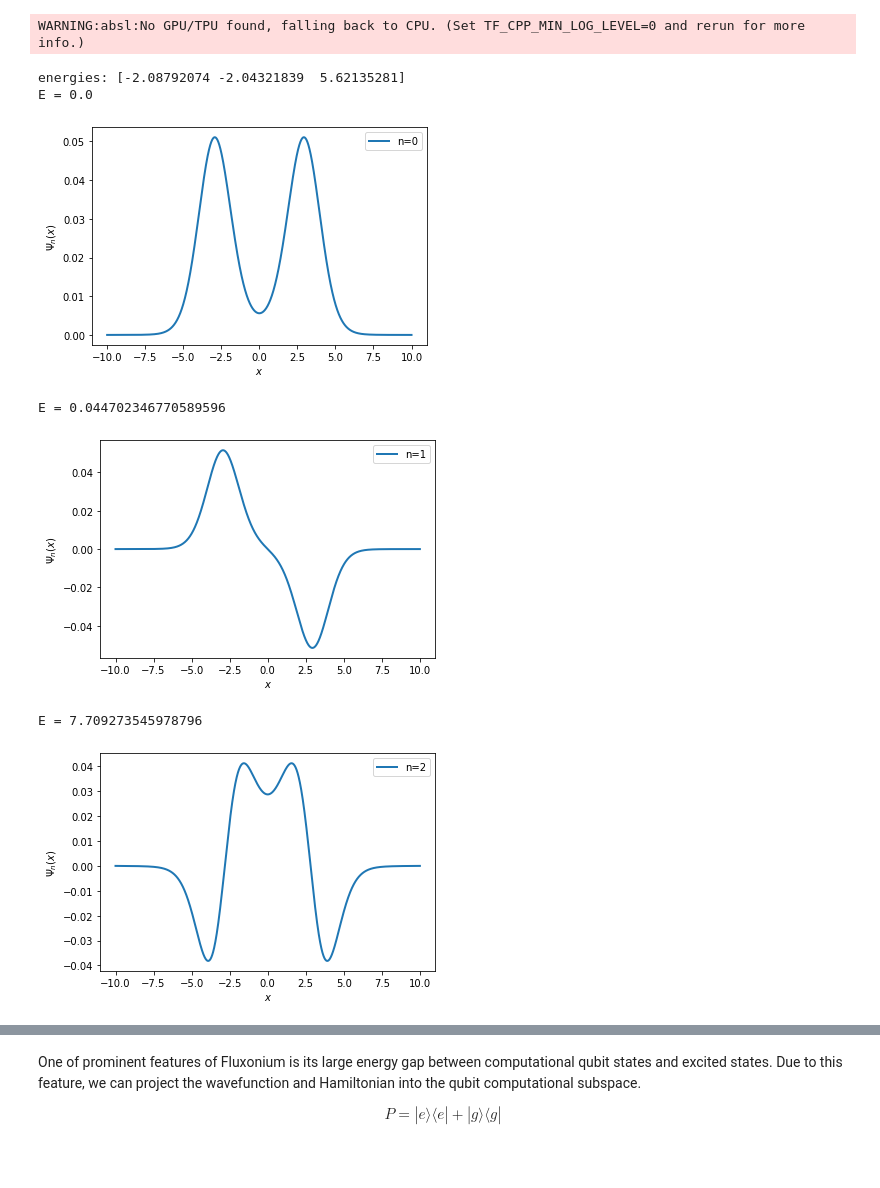
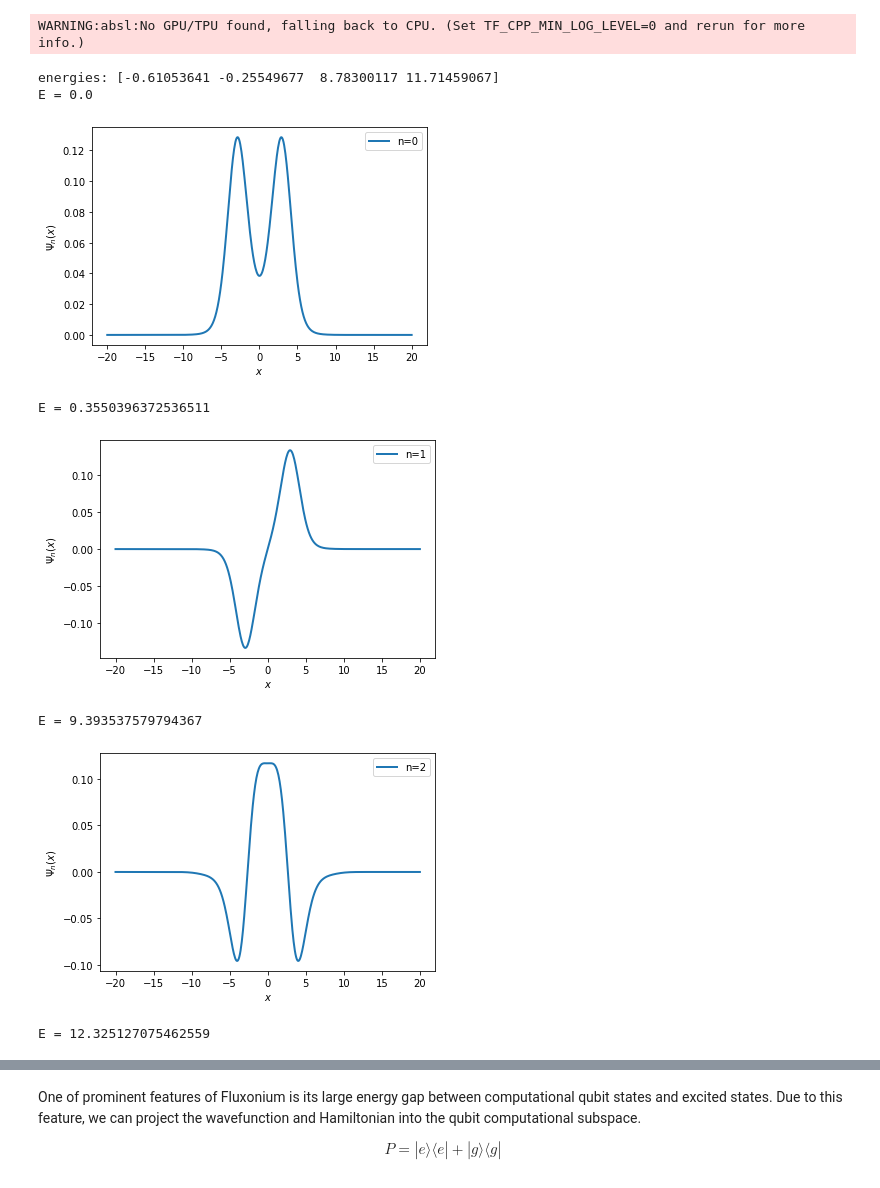
Before and after one commit to jeffreyyao128/qoptimize, a Jupyter notebook: Fluxonium.ipynb, the cells around one changed output, grey strips where cells are left out. Cells and saved outputs as stored; diff of their text form; code cells hidden in the pictures.

```diff
--- a/Fluxonium.ipynb
+++ b/Fluxonium.ipynb
@@ -27,11 +27,12 @@ from scipy.linalg import eigh
 #we set mu = hbar = 1
 
 #mesh of the finite difference
-xmin = -10; xmax = 10; Nmesh = 2000
+xmin = -20; xmax = 20; Nmesh = 500
 xmesh = jnp.linspace(xmin, xmax, Nmesh)
 
 p0 = 0.5
 Ej , Ec , El= 8.97, 2.47, 0.520
+# Ec,El,Ej = 0.479, 0.132, 3.395
 
 h = xmesh[1] - xmesh[0]
 
@@ -39,32 +40,33 @@ h = xmesh[1] - xmesh[0]
 def buildH(p,Ec,El,Ej):
     Vx = jnp.array([0.5*El*x**2-Ej*jnp.cos(x-2*jnp.pi*p) for x in xmesh])
     H = jnp.diag(Vx)
-    return H + jnp.eye(Nmesh)*(Ec*4./(h*h))- 2*(jnp.eye(Nmesh,k=1)+jnp.eye(Nmesh,k=-1))*Ec/(h*h)
+    return H + 2*jnp.eye(Nmesh)*(Ec*4/(h*h))- 4*(jnp.eye(Nmesh,k=1)+jnp.eye(Nmesh,k=-1))*Ec/(h*h)
 # %%
 H = buildH(p0,Ec,El,Ej)
 w, v = eigh(H)
 
-nlowest = 3
+nlowest = 4
 print ('energies:', w[0:nlowest])
 
 E0 = w[0]
 
 import matplotlib.pyplot as plt
 #plt.plot(xmesh, [Vpot(x) for x in xmesh], 'k-', lw=2)
 
 for n in range(nlowest):
     print(f"E = {w[n]-w[0]}")
     plt.figure(n)
     plt.plot(xmesh, v[:,n],'-', label='n=%g'%(n), lw=2)
     plt.xlabel('$x$')
     plt.ylabel('$\Psi_{n}(x)$')
     plt.legend()
     plt.show()
 # %% [output]
-energies: [-2.08792074 -2.04321839  5.62135281]
+energies: [-0.61053641 -0.25549677  8.78300117 11.71459067]
 E = 0.0
-[figure, old version]
+[figure, new version]
-E = 0.044702346770589596
+E = 0.3550396372536511
-[figure, old version]
+[figure, new version]
-E = 7.709273545978796
+E = 9.393537579794367
-[figure, old version]
+[figure, new version]
+E = 12.325127075462559
```
Also changed, not shown: parts of 43 cells of this notebook.
